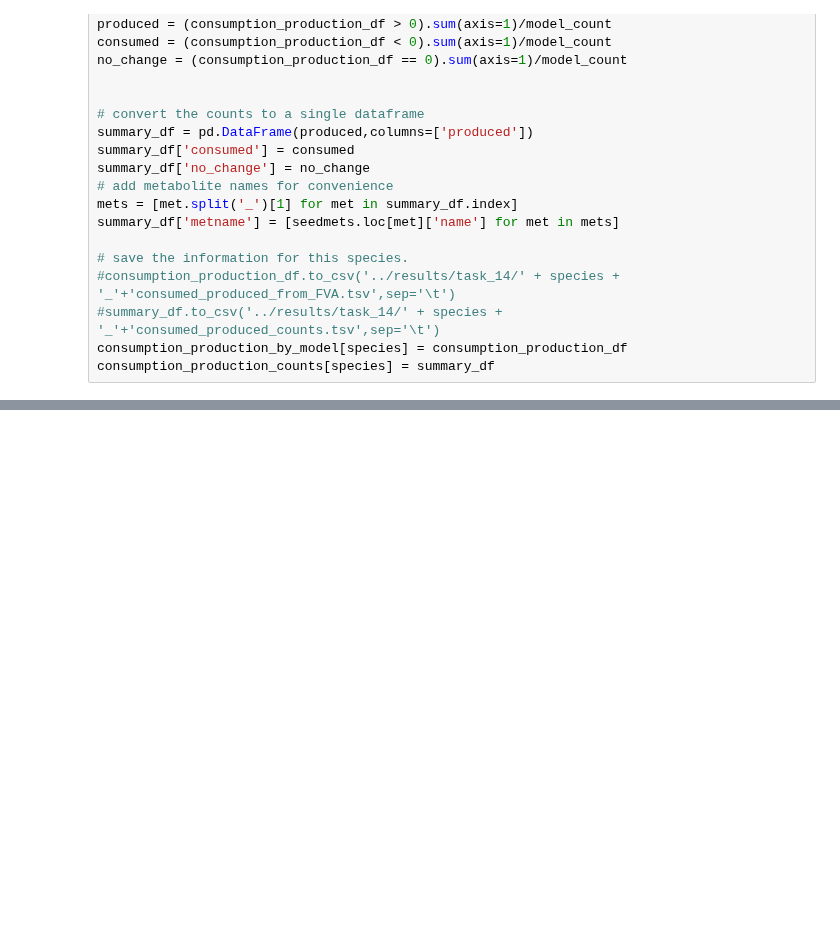
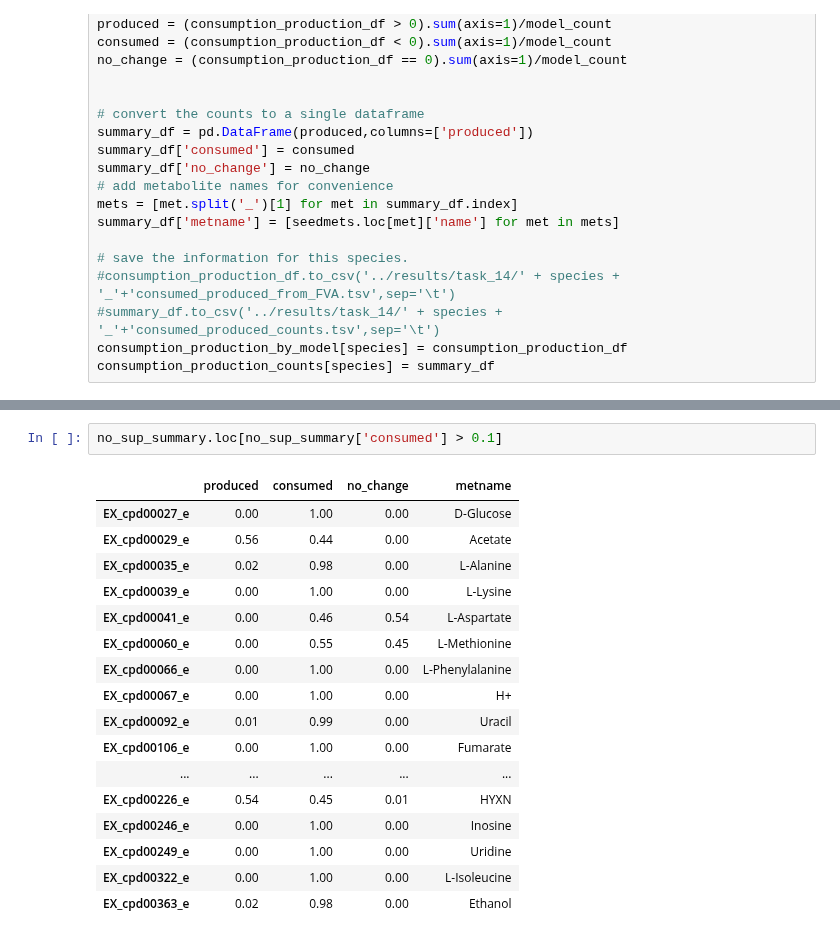
Before and after one commit to gregmedlock/asf_interactions, a Jupyter notebook: bin/test_crossfed.ipynb, the cells around one changed output, grey strips where cells are left out. Drawn from its saved outputs; the diff is of its cells as text; blank space fills up the shorter version.

```diff
--- a/bin/test_crossfed.ipynb
+++ b/bin/test_crossfed.ipynb
@@ -454,0 +554,20 @@ summary_df.loc[summary_df['produced'] > 0.5]
+# %%
+no_sup_summary.loc[no_sup_summary['consumed'] > 0.1]
+# %% [output]
+|  | produced | consumed | no_change | metname |
+| EX_cpd00027_e | 0.00 | 1.00 | 0.00 | D-Glucose |
+| EX_cpd00029_e | 0.56 | 0.44 | 0.00 | Acetate |
+| EX_cpd00035_e | 0.02 | 0.98 | 0.00 | L-Alanine |
+| EX_cpd00039_e | 0.00 | 1.00 | 0.00 | L-Lysine |
+| EX_cpd00041_e | 0.00 | 0.46 | 0.54 | L-Aspartate |
+| EX_cpd00060_e | 0.00 | 0.55 | 0.45 | L-Methionine |
+| EX_cpd00066_e | 0.00 | 1.00 | 0.00 | L-Phenylalanine |
+| EX_cpd00067_e | 0.00 | 1.00 | 0.00 | H+ |
+| EX_cpd00092_e | 0.01 | 0.99 | 0.00 | Uracil |
+| EX_cpd00106_e | 0.00 | 1.00 | 0.00 | Fumarate |
+| ... | ... | ... | ... | ... |
+| EX_cpd00226_e | 0.54 | 0.45 | 0.01 | HYXN |
+| EX_cpd00246_e | 0.00 | 1.00 | 0.00 | Inosine |
+| EX_cpd00249_e | 0.00 | 1.00 | 0.00 | Uridine |
+| EX_cpd00322_e | 0.00 | 1.00 | 0.00 | L-Isoleucine |
+| EX_cpd00363_e | 0.02 | 0.98 | 0.00 | Ethanol |
```
Also changed, not shown: parts of 6 cells of this notebook, 1 other file.
